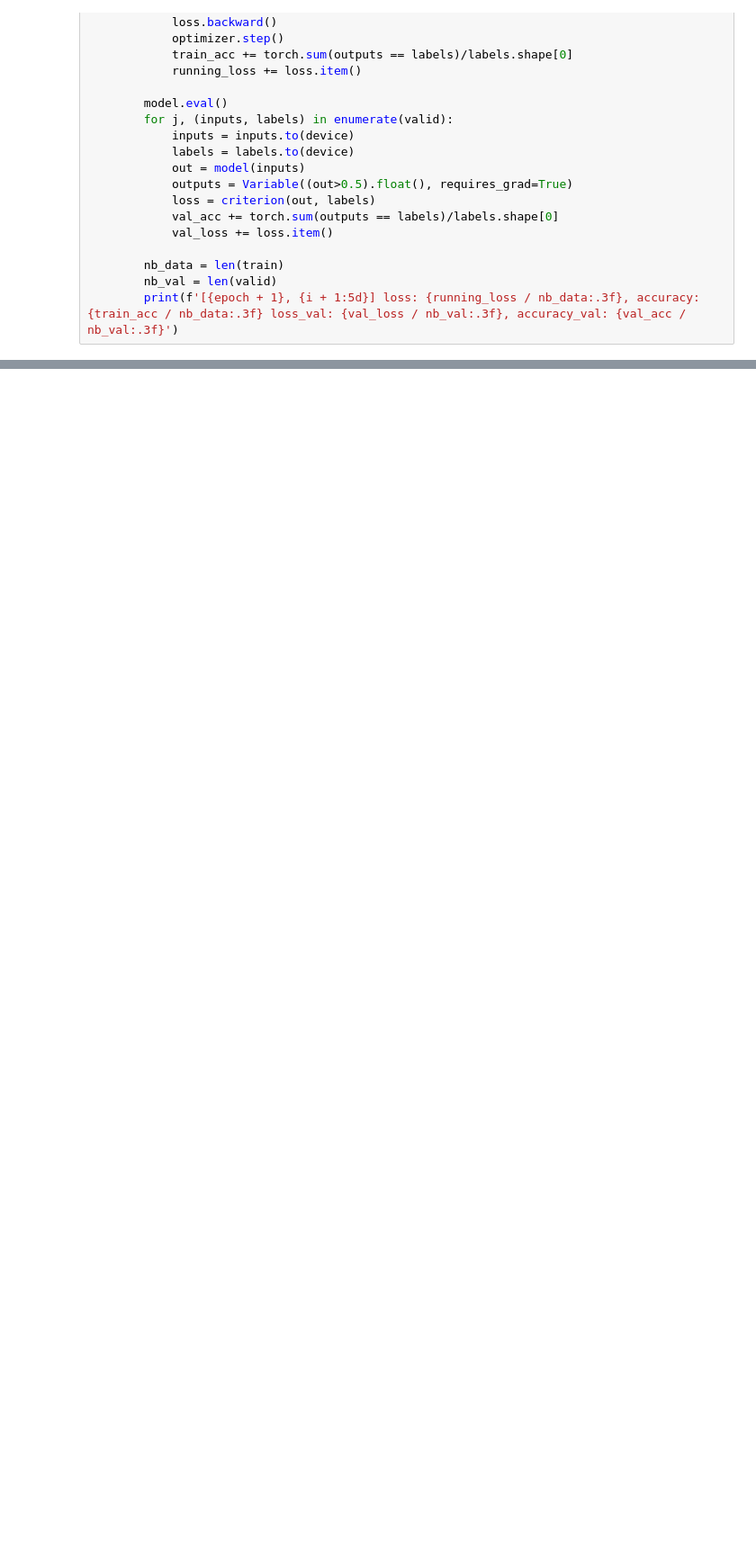
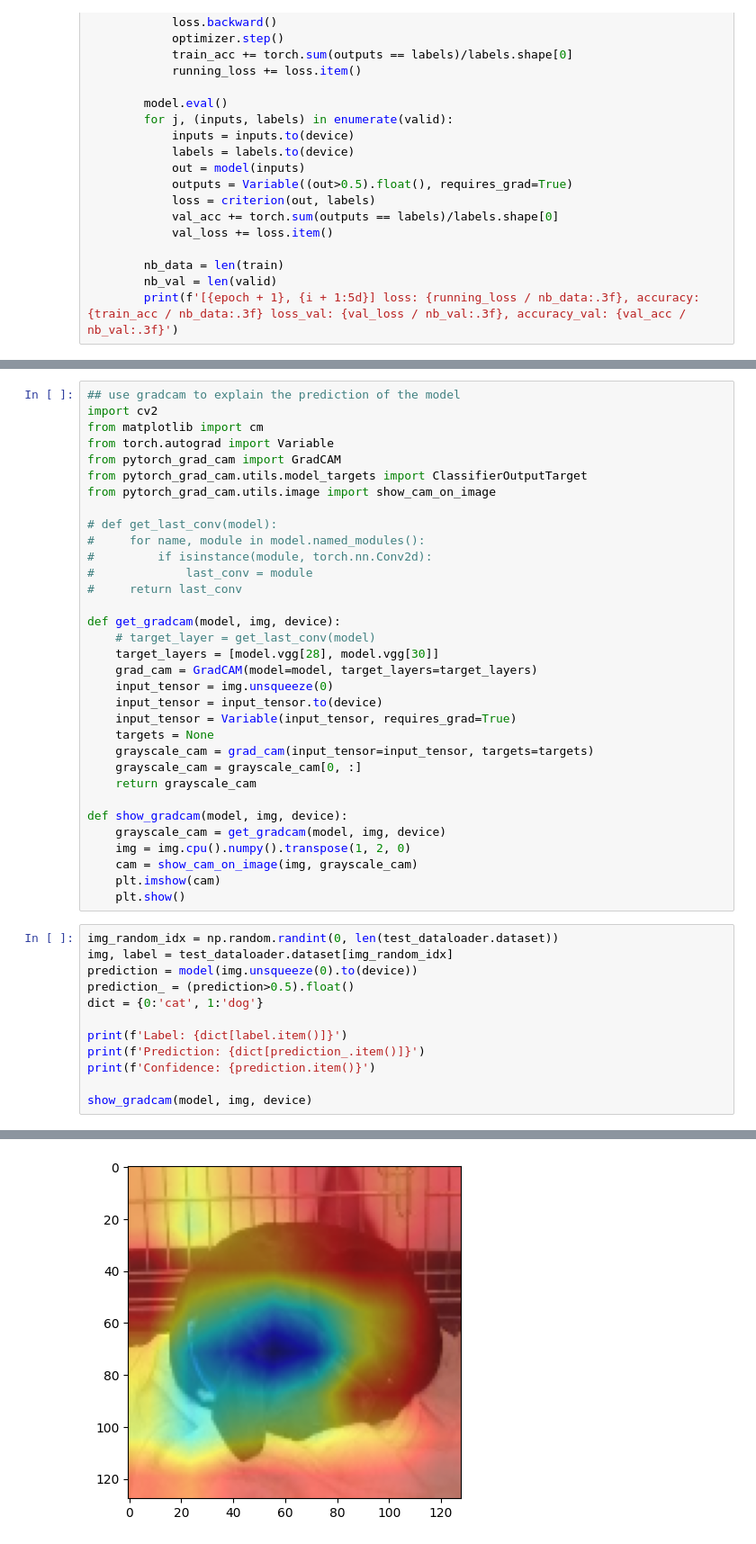
Before and after one commit to Tpris/Explainable_AI, a Jupyter notebook: gradcam_example.ipynb, the cells around one changed output, grey strips where cells are left out. Shown at 90% size. Cells and saved outputs as stored; diff of their text form; blank space fills up the shorter version.

Commit message:
gradcam done

```diff
--- a/gradcam_example.ipynb
+++ b/gradcam_example.ipynb
@@ -254,0 +250,46 @@ fit(model,train_dataloader, test_dataloader, 10, criterion, optimizer)
+# %%
+## use gradcam to explain the prediction of the model
+import cv2
+from matplotlib import cm
+from torch.autograd import Variable
+from pytorch_grad_cam import GradCAM
+from pytorch_grad_cam.utils.model_targets import ClassifierOutputTarget
+from pytorch_grad_cam.utils.image import show_cam_on_image
+
+# def get_last_conv(model):
+#     for name, module in model.named_modules():
+#         if isinstance(module, torch.nn.Conv2d):
+#             last_conv = module
+#     return last_conv
+
+def get_gradcam(model, img, device):
+    # target_layer = get_last_conv(model)
+    target_layers = [model.vgg[28], model.vgg[30]]
+    grad_cam = GradCAM(model=model, target_layers=target_layers)
+    input_tensor = img.unsqueeze(0)
+    input_tensor = input_tensor.to(device)
+    input_tensor = Variable(input_tensor, requires_grad=True)
+    targets = None
+    grayscale_cam = grad_cam(input_tensor=input_tensor, targets=targets)
+    grayscale_cam = grayscale_cam[0, :]
+    return grayscale_cam
+
+def show_gradcam(model, img, device):
+    grayscale_cam = get_gradcam(model, img, device)
+    img = img.cpu().numpy().transpose(1, 2, 0)
+    cam = show_cam_on_image(img, grayscale_cam)
+    plt.imshow(cam)
+    plt.show()
+# %%
+img_random_idx = np.random.randint(0, len(test_dataloader.dataset))
+img, label = test_dataloader.dataset[img_random_idx]
+prediction = model(img.unsqueeze(0).to(device))
+prediction_ = (prediction>0.5).float()
+dict = {0:'cat', 1:'dog'}
+
+print(f'Label: {dict[label.item()]}')
+print(f'Prediction: {dict[prediction_.item()]}')
+print(f'Confidence: {prediction.item()}')
+
+show_gradcam(model, img, device)
+# %% [output]
@@ -254,0 +299 @@ fit(model,train_dataloader, test_dataloader, 10, criterion, optimizer)
+[figure, added]
```
Also changed, not shown: parts of 5 cells of this notebook.
